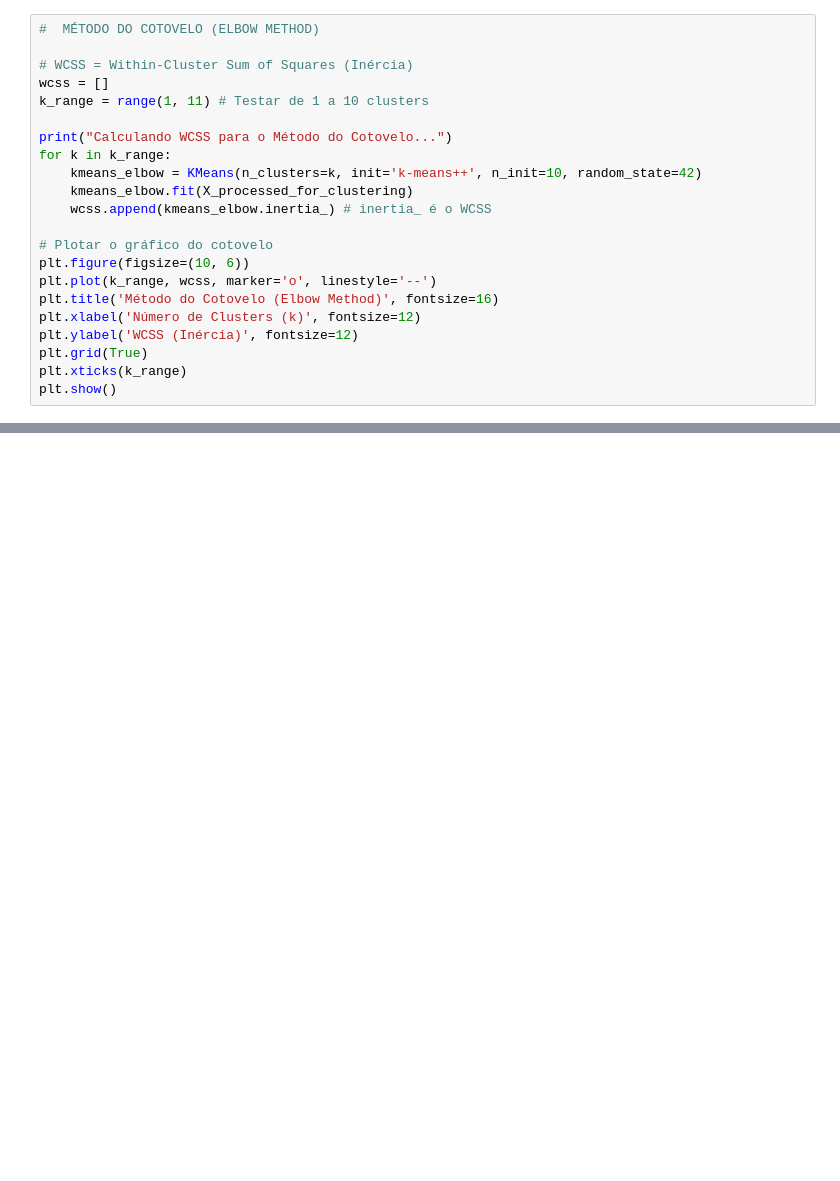
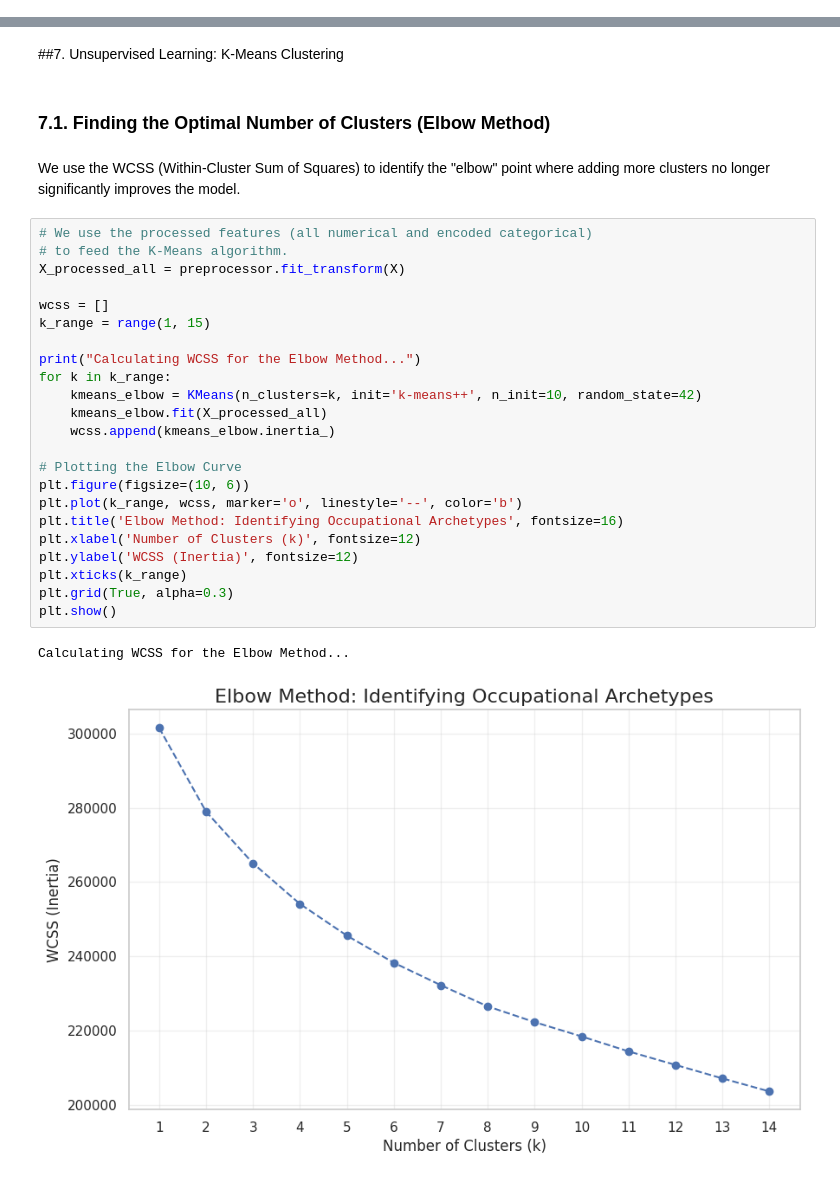
Before and after one commit to giuliabugatti09/Protecting-the-Future-of-Digital-Work, a Jupyter notebook: notebook/protecting_the_future_of_work.ipynb, the cells around one changed output, grey strips where cells are left out. Drawn from its saved outputs; the diff is of its cells as text; blank space fills up the shorter version.

```diff
--- a/notebook/protecting_the_future_of_work.ipynb
+++ b/notebook/protecting_the_future_of_work.ipynb
@@ -681,22 +0,0 @@ Shape dos dados processados para K-Means: (30000, 30)
-# %%
-#  MÉTODO DO COTOVELO (ELBOW METHOD)
-
-# WCSS = Within-Cluster Sum of Squares (Inércia)
-wcss = []
-k_range = range(1, 11) # Testar de 1 a 10 clusters
-
-print("Calculando WCSS para o Método do Cotovelo...")
-for k in k_range:
-    kmeans_elbow = KMeans(n_clusters=k, init='k-means++', n_init=10, random_state=42)
-    kmeans_elbow.fit(X_processed_for_clustering)
-    wcss.append(kmeans_elbow.inertia_) # inertia_ é o WCSS
-
-# Plotar o gráfico do cotovelo
-plt.figure(figsize=(10, 6))
-plt.plot(k_range, wcss, marker='o', linestyle='--')
-plt.title('Método do Cotovelo (Elbow Method)', fontsize=16)
-plt.xlabel('Número de Clusters (k)', fontsize=12)
-plt.ylabel('WCSS (Inércia)', fontsize=12)
-plt.grid(True)
-plt.xticks(k_range)
-plt.show()
@@ -854,0 +437,32 @@ Modelos salvos com sucesso!
+# %% [markdown]
+##7. Unsupervised Learning: K-Means Clustering
+# %% [markdown]
+### 7.1. Finding the Optimal Number of Clusters (Elbow Method)
+# %% [markdown]
+We use the WCSS (Within-Cluster Sum of Squares) to identify the "elbow" point where adding more clusters no longer significantly improves the model.
+# %%
+# We use the processed features (all numerical and encoded categorical)
+# to feed the K-Means algorithm.
+X_processed_all = preprocessor.fit_transform(X)
+
+wcss = []
+k_range = range(1, 15)
+
+print("Calculating WCSS for the Elbow Method...")
+for k in k_range:
+    kmeans_elbow = KMeans(n_clusters=k, init='k-means++', n_init=10, random_state=42)
+    kmeans_elbow.fit(X_processed_all)
+    wcss.append(kmeans_elbow.inertia_)
+
+# Plotting the Elbow Curve
+plt.figure(figsize=(10, 6))
+plt.plot(k_range, wcss, marker='o', linestyle='--', color='b')
+plt.title('Elbow Method: Identifying Occupational Archetypes', fontsize=16)
+plt.xlabel('Number of Clusters (k)', fontsize=12)
+plt.ylabel('WCSS (Inertia)', fontsize=12)
+plt.xticks(k_range)
+plt.grid(True, alpha=0.3)
+plt.show()
+# %% [output]
+Calculating WCSS for the Elbow Method...
+[figure, added]
```
Also changed, not shown: parts of 77 cells of this notebook, 1 other file.
